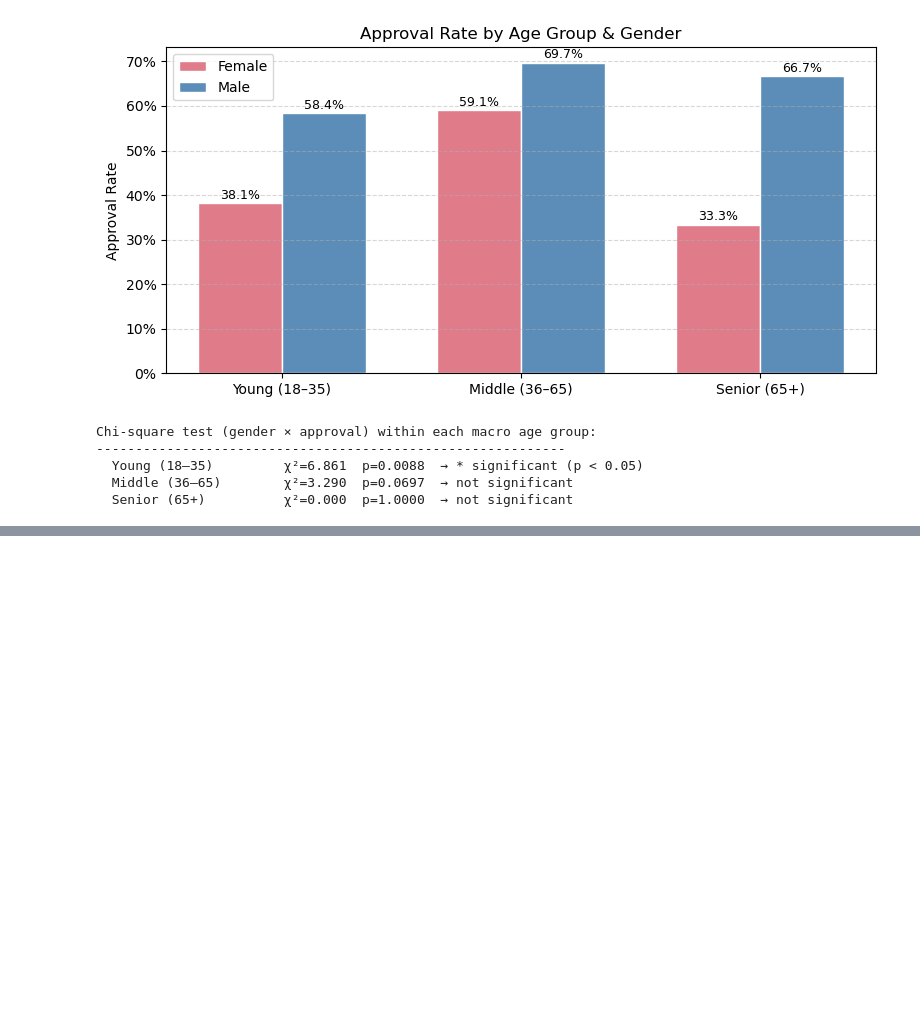
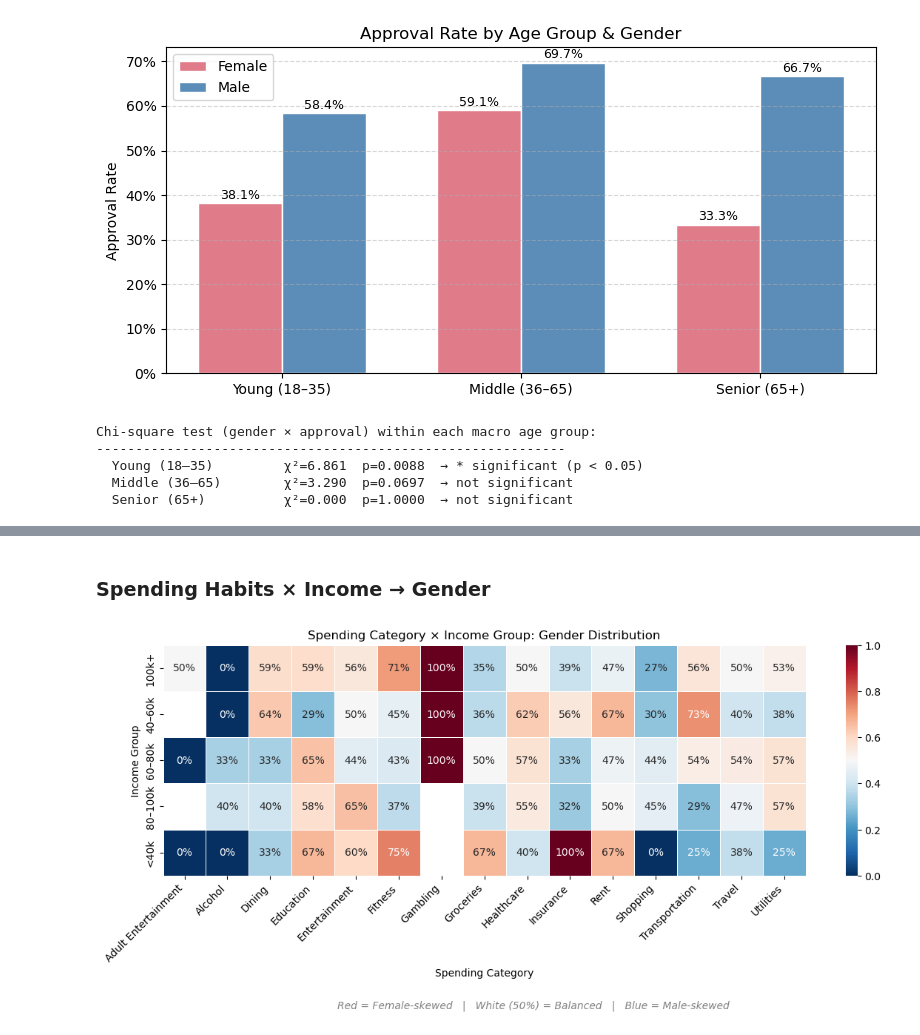
Before and after one commit to jmroque7/dego-project-team-14-TXB, a Jupyter notebook: Notebooks/02-bias-analysis.ipynb, the cells around one changed output, grey strips where cells are left out. Drawn from its saved outputs; the diff is of its cells as text; code cells hidden in the pictures; blank space fills up the shorter version.

Commit message:
completed the proxy analysis on Spending Habits × Income

```diff
--- a/Notebooks/02-bias-analysis.ipynb
+++ b/Notebooks/02-bias-analysis.ipynb
@@ -603,0 +744,72 @@ Overall, the results suggest that gender-related disparities in **approval outco
+# %% [markdown]
+### Spending Habits × Income → Gender
+# %%
+# --- Proxy Analysis: Spending Habits × Income → Gender ---
+
+# Step 1: explode spending_behavior (list of {category, amount})
+spend_exp = flat[["_id", "gender", "financials.annual_income", "spending_behavior"]].copy()
+spend_exp = spend_exp.dropna(subset=["spending_behavior"])
+spend_exp = spend_exp.explode("spending_behavior")
+spend_exp = spend_exp[spend_exp["spending_behavior"].apply(lambda x: isinstance(x, dict))]
+
+spend_exp["category"] = spend_exp["spending_behavior"].apply(lambda x: x.get("category", None))
+spend_exp["amount"]   = spend_exp["spending_behavior"].apply(lambda x: x.get("amount", 0))
+
+# Step 2: pivot → total spend per person per category
+spend_pivot = (
+    spend_exp.groupby(["_id", "category"])["amount"]
+    .sum()
+    .unstack("category")
+    .fillna(0)
+)
+spend_pivot = spend_pivot.join(flat.set_index("_id")[["gender", "financials.annual_income"]])
+spend_pivot = spend_pivot[spend_pivot["gender"].isin(["Male", "Female"])]
+spend_pivot["financials.annual_income"] = pd.to_numeric(spend_pivot["financials.annual_income"], errors="coerce")
+
+# Step 3: income bins
+spend_pivot["income_group"] = pd.cut(
+    spend_pivot["financials.annual_income"],
+    bins=[0, 40000, 60000, 80000, 100000, 999999],
+    labels=["<40k", "40–60k", "60–80k", "80–100k", "100k+"]
+)
+
+categories = [c for c in spend_pivot.columns if c not in ["gender", "financials.annual_income", "income_group"]]
+
+# Step 4: heatmap — % Female per (income_group × category)
+records = []
+for grp, sub in spend_pivot.groupby("income_group", observed=True):
+    for cat in categories:
+        users_with_cat = sub[sub[cat] > 0]
+        if len(users_with_cat) == 0:
+            continue
+        pct_female = (users_with_cat["gender"] == "Female").mean()
+        records.append({"income_group": str(grp), "category": cat, "pct_female": pct_female})
+
+hm = pd.DataFrame(records).pivot(index="income_group", columns="category", values="pct_female")
+
+fig, ax = plt.subplots(figsize=(12, 5))
+sns.heatmap(
+    hm,
+    annot=True,
+    fmt=".0%",
+    cmap="RdBu_r",
+    center=0.5,
+    vmin=0, vmax=1,
+    linewidths=0.5,
+    ax=ax
+)
+ax.set_title("Spending Category × Income Group: Gender Distribution")
+ax.set_xlabel("Spending Category")
+ax.set_ylabel("Income Group")
+plt.xticks(rotation=45, ha="right")
+
+fig.text(
+    0.5, -0.05,
+    "Red = Female-skewed   |   White (50%) = Balanced   |   Blue = Male-skewed",
+    ha="center", fontsize=10, color="gray", style="italic"
+)
+
+plt.tight_layout()
+plt.show()
+# %% [output]
+[figure, added]
```
Also changed, not shown: parts of 13 cells of this notebook.
